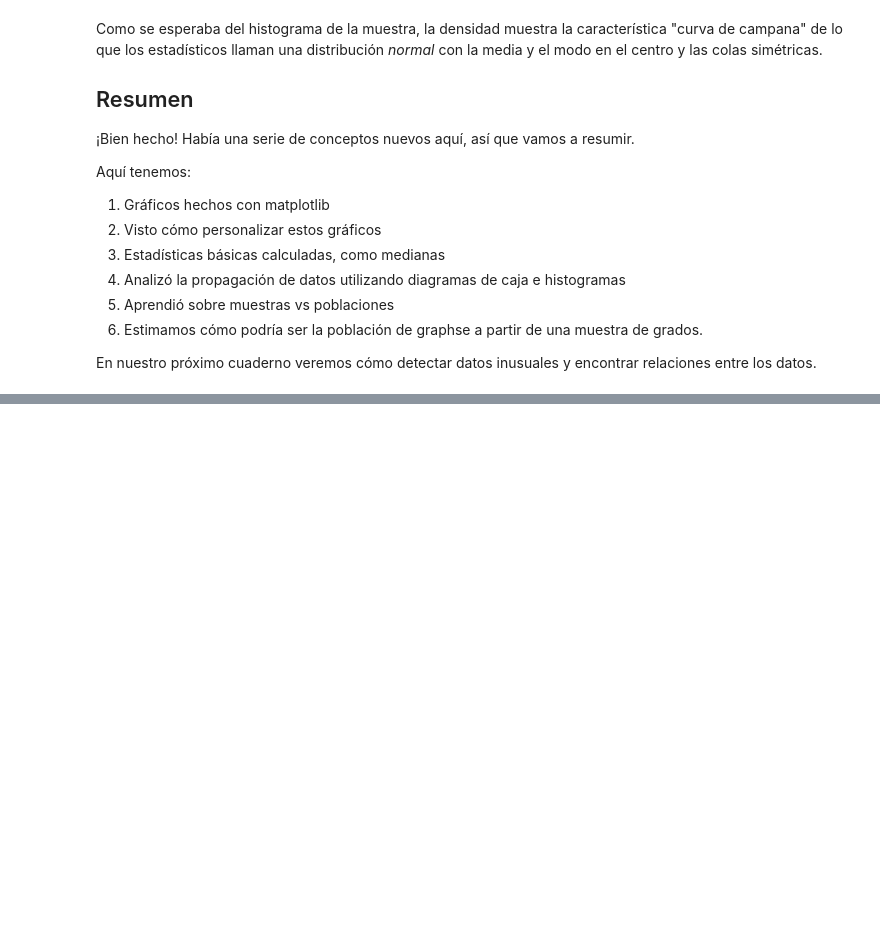
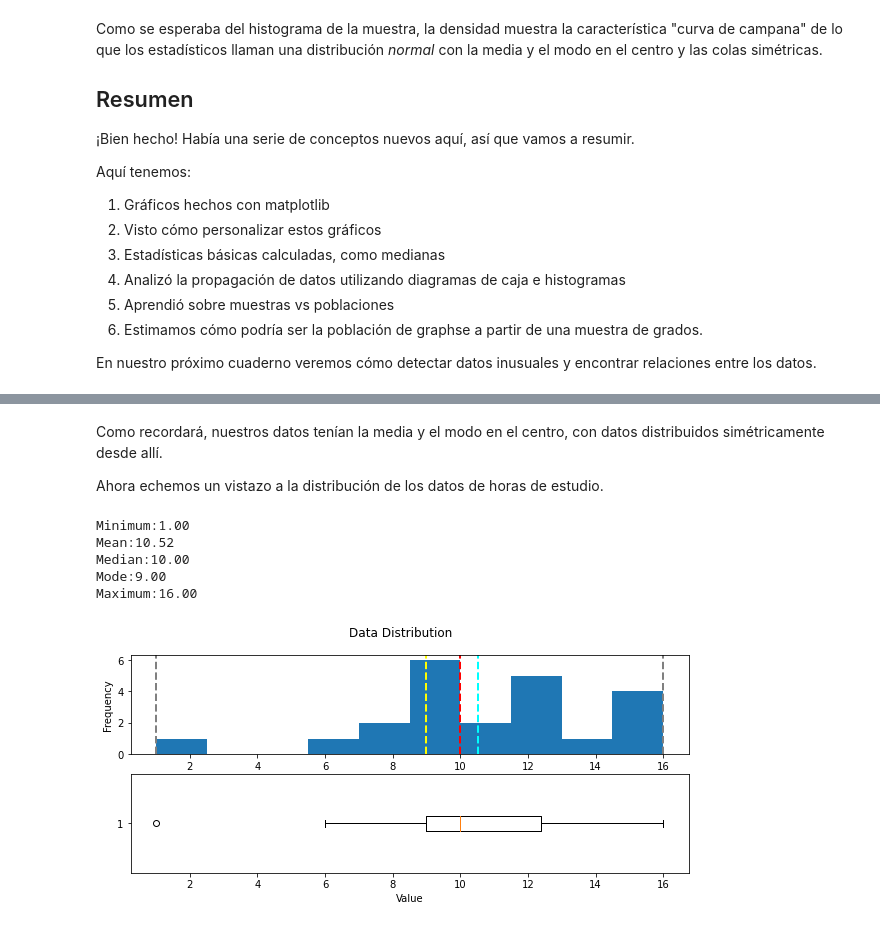
Before and after one commit to DMichelA/Extraccion-de-conocimientos-de-base-de-datos, a Jupyter notebook: Explore and analyse data with Python.ipynb, the cells around one changed output, grey strips where cells are left out. Saved outputs shown, nothing was run; the diff lists cells and outputs as text; code cells hidden in the pictures; blank space fills up the shorter version.

```diff
--- a/Explore and analyse data with Python.ipynb
+++ b/Explore and analyse data with Python.ipynb
@@ -902,0 +1019,17 @@ En nuestro próximo cuaderno veremos cómo detectar datos inusuales y encontrar
+# %% [markdown]
+Como recordará, nuestros datos tenían la media y el modo en el centro, con datos distribuidos simétricamente desde allí.
+
+Ahora echemos un vistazo a la distribución de los datos de horas de estudio.
+# %%
+# Obtener la variable para examinar
+col = df_students['StudyHours']
+
+# Llamar a la función
+show_distribution(col)
+# %% [output]
+Minimum:1.00
+Mean:10.52
+Median:10.00
+Mode:9.00
+Maximum:16.00
+[figure, added]
```
Also changed, not shown: parts of 36 cells of this notebook.
